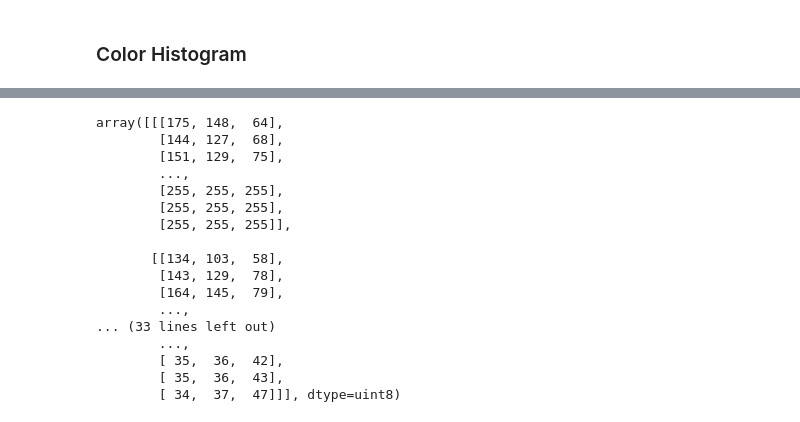
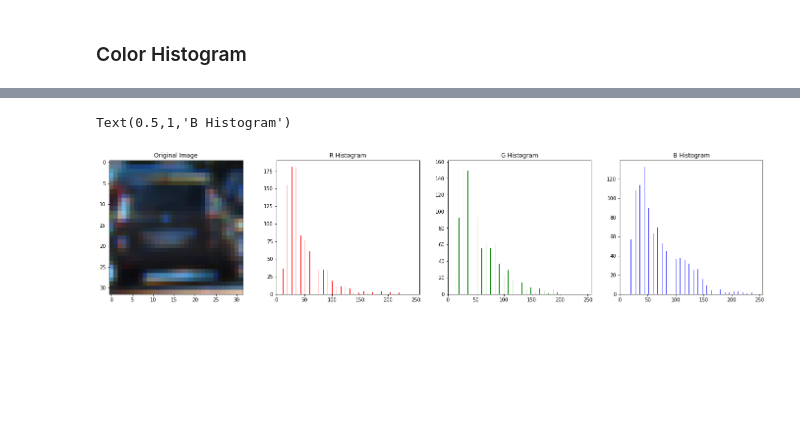
Before and after one commit to PedroHRPBS/CarND-Vehicle-Detection, a Jupyter notebook: Vehicle-Detection-project.ipynb, the cells around one changed output, grey strips where cells are left out. Saved outputs shown, nothing was run; the diff lists cells and outputs as text; code cells hidden in the pictures; blank space fills up the shorter version.

Commit message:
feat: Color Histogram

```diff
--- a/Vehicle-Detection-project.ipynb
+++ b/Vehicle-Detection-project.ipynb
@@ -117,20 +90,24 @@ plt.subplots_adjust(left=0., right=2, top=0.9, bottom=0.)
-# %%
-vehicle_example_bin
-# %% [output]
-array([[[175, 148,  64],
-        [144, 127,  68],
-        [151, 129,  75],
-        ...,
-        [255, 255, 255],
-        [255, 255, 255],
-        [255, 255, 255]],
-
-       [[134, 103,  58],
-        [143, 129,  78],
-        [164, 145,  79],
-        ...,
-... (33 lines left out)
-        ...,
-        [ 35,  36,  42],
-        [ 35,  36,  43],
-        [ 34,  37,  47]]], dtype=uint8)
+# %%
+rhist, ghist, bhist, bin_centers, hist_features = color_hist(vehicle_example_bin)
+
+
+# Plot a figure with all three bar charts
+fig = plt.figure(figsize=(24,5))
+plt.subplot(141)
+plt.imshow(vehicle_example_bin)
+plt.title('Original Image')
+plt.subplot(142)
+plt.bar(bin_centers, rhist[0], color='r')
+plt.xlim(0, 256)
+plt.title('R Histogram')
+plt.subplot(143)
+plt.bar(bin_centers, ghist[0], color='g')
+plt.xlim(0, 256)
+plt.title('G Histogram')
+plt.subplot(144)
+plt.bar(bin_centers, bhist[0], color='b')
+plt.xlim(0, 256)
+plt.title('B Histogram')
+# %% [output]
+Text(0.5,1,'B Histogram')
+[figure, added]
```
Also changed, not shown: parts of 4 cells of this notebook.
